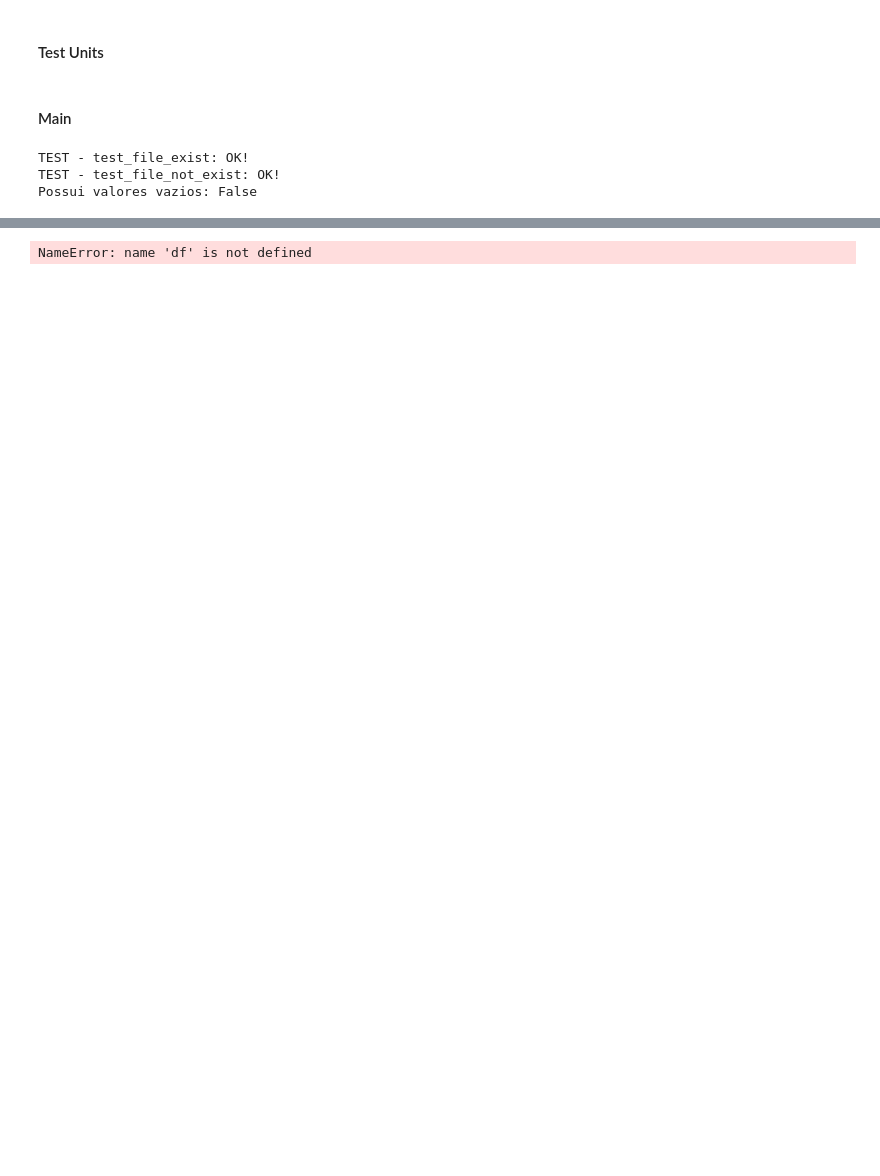
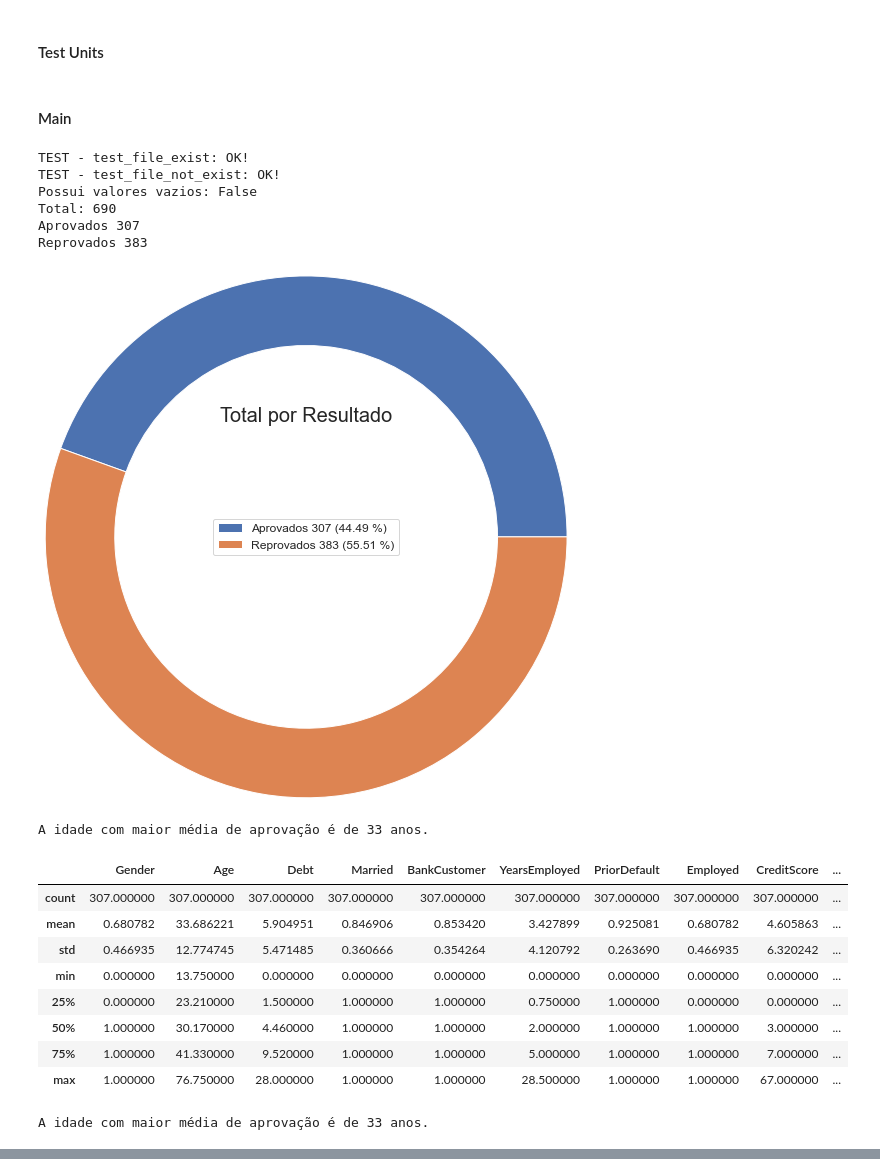
Before and after one commit to jrsilva051/Project-CreditAnalysis, a Jupyter notebook: project.ipynb, the cells around one changed output, grey strips where cells are left out. Saved outputs shown, nothing was run; the diff lists cells and outputs as text; code cells hidden in the pictures; blank space fills up the shorter version.

```diff
--- a/project.ipynb
+++ b/project.ipynb
@@ -111,15 +194,30 @@ def runTestUnits():
 #### Main
 # %%
 def main():
-    #runTestUnits()
+    runTestUnits()
     analyze = Analyze()
-    #analyze.check_na()
-    analyze.answer_1()
+    analyze.check_na()
+    analyze.generate_answers()
 
 
 if __name__ == '__main__':
     main()
 # %% [output]
 TEST - test_file_exist: OK!
 TEST - test_file_not_exist: OK!
 Possui valores vazios: False
+Total: 690
+Aprovados 307
+Reprovados 383
+[figure, added]
+A idade com maior média de aprovação é de 33 anos.
+|  | Gender | Age | Debt | Married | BankCustomer | YearsEmployed | PriorDefault | Employed | CreditScore | ... |
+| count | 307.000000 | 307.000000 | 307.000000 | 307.000000 | 307.000000 | 307.000000 | 307.000000 | 307.000000 | 307.000000 | ... |
+| mean | 0.680782 | 33.686221 | 5.904951 | 0.846906 | 0.853420 | 3.427899 | 0.925081 | 0.680782 | 4.605863 | ... |
+| std | 0.466935 | 12.774745 | 5.471485 | 0.360666 | 0.354264 | 4.120792 | 0.263690 | 0.466935 | 6.320242 | ... |
+| min | 0.000000 | 13.750000 | 0.000000 | 0.000000 | 0.000000 | 0.000000 | 0.000000 | 0.000000 | 0.000000 | ... |
+| 25% | 0.000000 | 23.210000 | 1.500000 | 1.000000 | 1.000000 | 0.750000 | 1.000000 | 0.000000 | 0.000000 | ... |
+| 50% | 1.000000 | 30.170000 | 4.460000 | 1.000000 | 1.000000 | 2.000000 | 1.000000 | 1.000000 | 3.000000 | ... |
+| 75% | 1.000000 | 41.330000 | 9.520000 | 1.000000 | 1.000000 | 5.000000 | 1.000000 | 1.000000 | 7.000000 | ... |
+| max | 1.000000 | 76.750000 | 28.000000 | 1.000000 | 1.000000 | 28.500000 | 1.000000 | 1.000000 | 67.000000 | ... |
+A idade com maior média de aprovação é de 33 anos.
@@ -129,4 +235,0 @@ df = df_full.copy()
-# %%
-df.head()
-# %% [output]
-NameError: name 'df' is not defined
```
Also changed, not shown: parts of 17 cells of this notebook.
